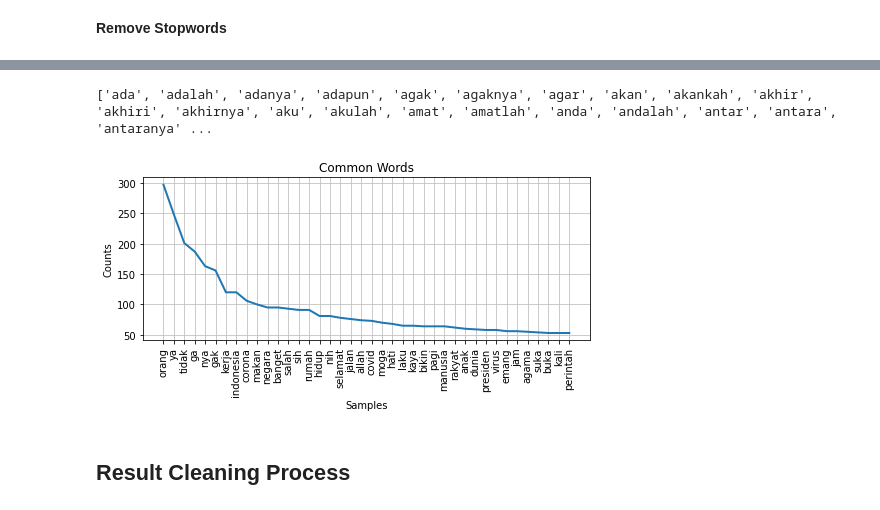
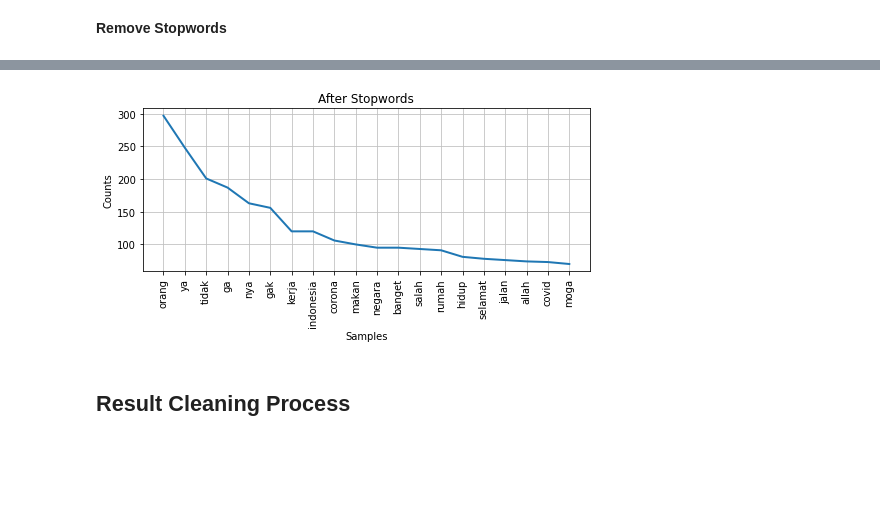
Before and after one commit to farhanalfaa/twitter-sentiment-analysis, a Jupyter notebook: program/[Part_2]_Exploratory_Data_Analysis.ipynb, the cells around one changed output, grey strips where cells are left out. Drawn from its saved outputs; the diff is of its cells as text; code cells hidden in the pictures; blank space fills up the shorter version.

```diff
--- a/program/[Part_2]_Exploratory_Data_Analysis.ipynb
+++ b/program/[Part_2]_Exploratory_Data_Analysis.ipynb
@@ -266,24 +269,20 @@ new_df.tail()
-# %%
-print(stoplist)
-# %% [output]
-['ada', 'adalah', 'adanya', 'adapun', 'agak', 'agaknya', 'agar', 'akan', 'akankah', 'akhir', 'akhiri', 'akhirnya', 'aku', 'akulah', 'amat', 'amatlah', 'anda', 'andalah', 'antar', 'antara', 'antaranya' ...
 # %%
 from nltk.probability import FreqDist
 
-r_stopwords = []
+result = []
 for sublist in stopwords_output:
     for item in sublist:
-        r_stopwords.append(item)
+        result.append(item)
 # %%
-k_stopwords = nltk.FreqDist(r_stopwords)
+after_stopwords = nltk.FreqDist(result)
 # %%
 fig, ax = plt.subplots(figsize=(8,3))
 
-k_stopwords.plot(40,cumulative=False, title='Common Words')
+after_stopwords.plot(20,cumulative=False, title='After Stopwords')
 
 plt.show()
 # %% [output]
-[figure, old version]
+[figure, new version]
 # %% [markdown]
 ## **Result Cleaning Process**
 # %%
```
Also changed, not shown: parts of 21 cells of this notebook.
